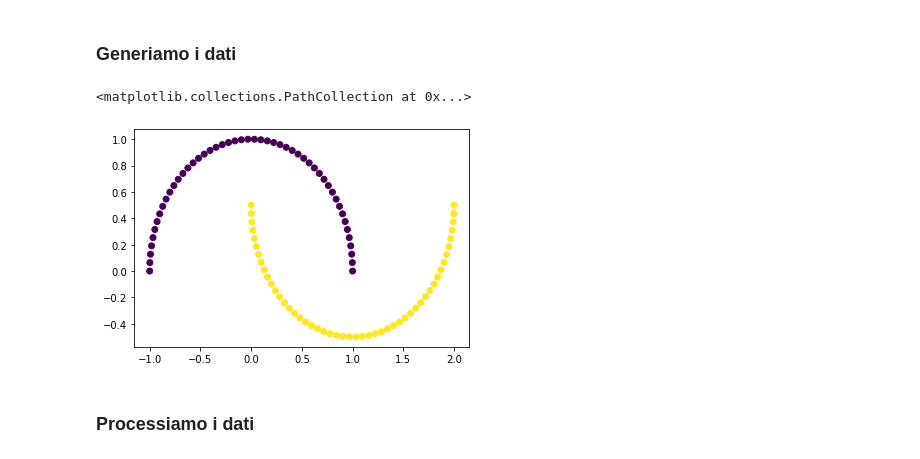
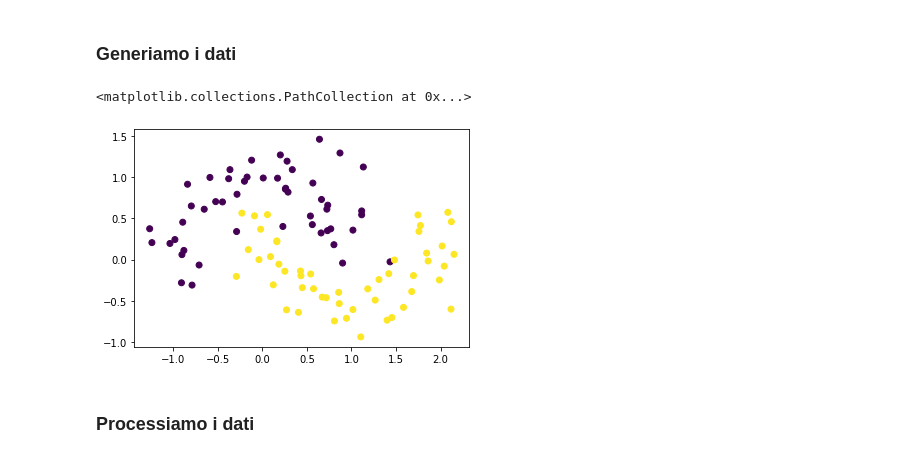
Before and after one commit to ProfAI/machine-learning-modelli-e-algoritmi, a Jupyter notebook: 5 - Reti Neurali/neuralnetworks.ipynb, the cells around one changed output. Cells and saved outputs as stored; diff of their text form; code cells hidden in the pictures.

```diff
--- a/5 - Reti Neurali/neuralnetworks.ipynb
+++ b/5 - Reti Neurali/neuralnetworks.ipynb
@@ -41,11 +41,11 @@ def plot_decision_boundary(model, data, sv=None):
 # %% [markdown]
 ### Generiamo i dati
 # %%
-X, y = make_moons(n_samples=100, shuffle=True, noise=None, random_state=RANDOM_SEED)
+X, y = make_moons(n_samples=100, shuffle=True, noise=0.25, random_state=RANDOM_SEED)
 plt.scatter(X[:,0], X[:,1], c=y)
 # %% [output]
 <matplotlib.collections.PathCollection at 0x...>
-[figure, old version]
+[figure, new version]
 # %% [markdown]
 ### Processiamo i dati
 # %%
```
Also changed, not shown: parts of 6 cells of this notebook.
